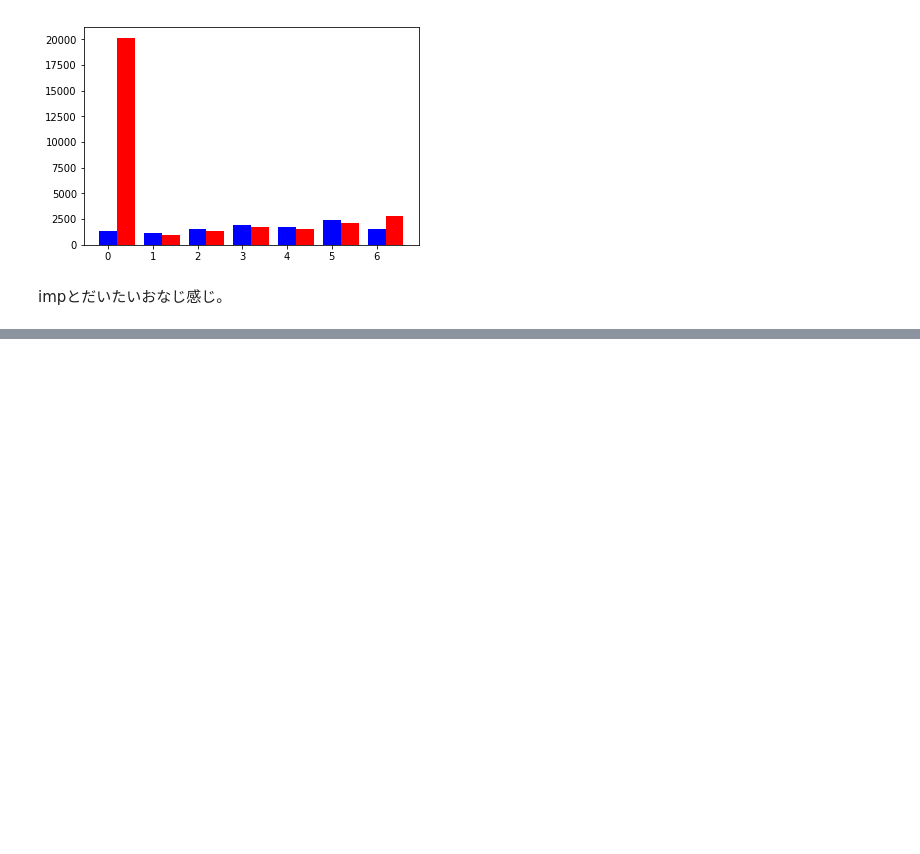
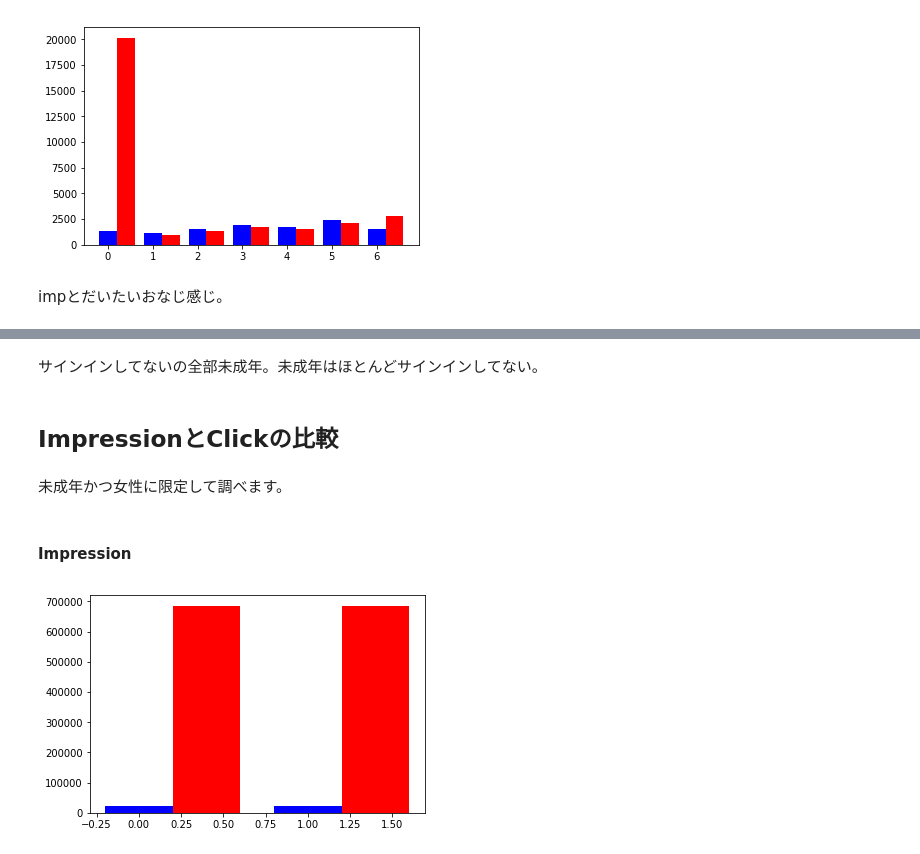
Before and after one commit to g0nta/sandbox, a Jupyter notebook: NY_Times/NY_Times.ipynb, the cells around one changed output, grey strips where cells are left out. Saved outputs shown, nothing was run; the diff lists cells and outputs as text; code cells hidden in the pictures; blank space fills up the shorter version.

```diff
--- a/NY_Times/NY_Times.ipynb
+++ b/NY_Times/NY_Times.ipynb
@@ -48,0 +114,20 @@ impとだいたいおなじ感じ。
+# %% [markdown]
+サインインしてないの全部未成年。未成年はほとんどサインインしてない。
+# %% [markdown]
+## ImpressionとClickの比較
+# %% [markdown]
+未成年かつ女性に限定して調べます。
+# %% [markdown]
+#### Impression
+# %%
+df_temp = df.where((df['age_group']=='<18') & (df['Gender']==0))
+df_click_signed = df_temp.where(df['Signed_In']==1).groupby('Signed_In').apply(lambda x : x['Impressions'].sum())
+df_click_unsigned = df_temp.where(df['Signed_In']==0).groupby('Signed_In').apply(lambda x : x['Impressions'].sum())
+
+idx = np.arange(2)
+w = 0.4
+plt.bar(idx, df_click_signed, width=w, color='b', label='Signed')
+plt.bar(idx+w, df_click_unsigned, width=w, color='r', label='Unsigned')
+plt.show()
+# %% [output]
+[figure, added]
```
Also changed, not shown: parts of 16 cells of this notebook.
